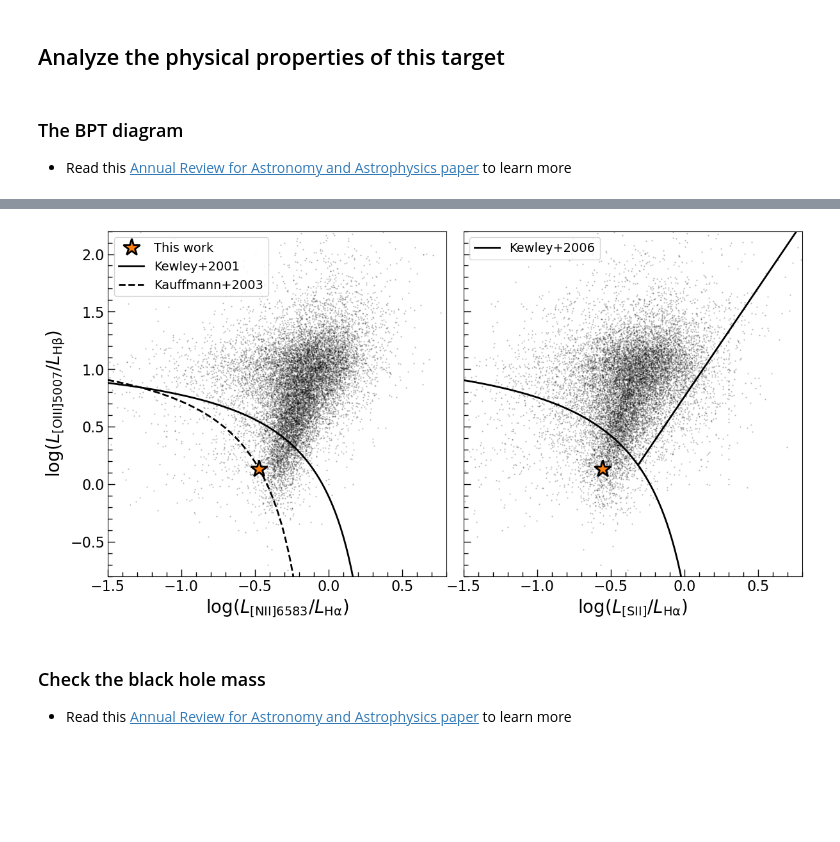
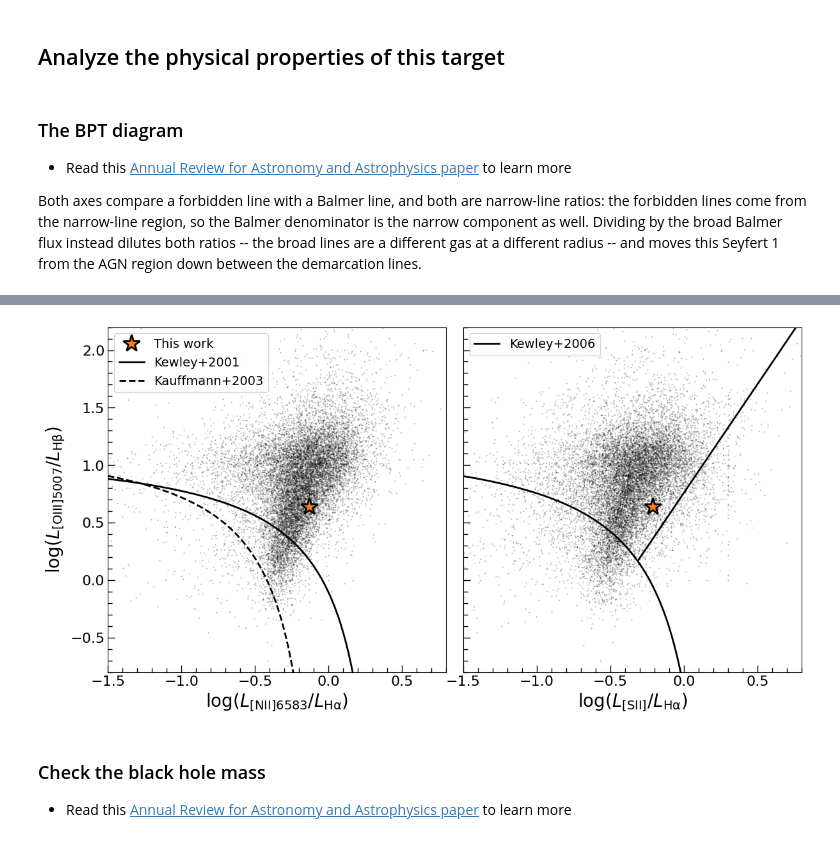
Before and after one commit to jyshangguan/GalSpec, a Jupyter notebook: example/wrk_sagan_sdss0006.ipynb, the cells around one changed output, grey strips where cells are left out. Cells and saved outputs as stored; diff of their text form; code cells hidden in the pictures; blank space fills up the shorter version.

```diff
--- a/example/wrk_sagan_sdss0006.ipynb
+++ b/example/wrk_sagan_sdss0006.ipynb
@@ -460,6 +460,11 @@ def cal_fwhm(m_fit, line_name, vlim=10000):
 
 flux_hb = integrate_line_flux(m_fit_hb, 'bHbeta', wave_obs)
 flux_ha = integrate_line_flux(m_fit_hb, 'bHalpha', wave_obs)
+# The narrow Balmer lines, kept apart from the broad ones: the BPT axes are narrow-line
+# ratios ([N II], [S II] and [O III] are forbidden lines, so they come from the narrow-line
+# region), while the broad line is what the black hole mass needs the width of.
+flux_nhb = integrate_line_flux(m_fit_hb, 'nHbeta', wave_obs)
+flux_nha = integrate_line_flux(m_fit_hb, 'nHalpha', wave_obs)
 flux_o3 = integrate_line_flux(m_fit_hb, 'OIII_5007', wave_obs)
 flux_n2 = integrate_line_flux(m_fit_hb, 'NII_6583', wave_obs)
 flux_s2 = integrate_line_flux(m_fit_hb, 'SII_6716', wave_obs) + integrate_line_flux(m_fit_hb, 'SII_6731', wave_obs)
@@ -475,6 +480,12 @@ logMbh = np.log10((fwhm_hb/ 1000)**2 * (nuLnu / 1e44)**0.533) + 6.91  # Equation
 # %% [markdown]
 ### The BPT diagram
 * Read this [Annual Review for Astronomy and Astrophysics paper](https://scixplorer.org/abs/2019ARA&A..57..511K/abstract) to learn more
+
+Both axes compare a forbidden line with a Balmer line, and both are narrow-line ratios: the
+forbidden lines come from the narrow-line region, so the Balmer denominator is the narrow
+component as well. Dividing by the broad Balmer flux instead dilutes both ratios -- the broad
+lines are a different gas at a different radius -- and moves this Seyfert 1 from the AGN
+region down between the demarcation lines.
 # %%
 from astropy.table import Table
 
@@ -493,8 +504,8 @@ fig, axs = plt.subplots(1, 2, figsize=(14, 7), sharex=True, sharey=True)
 fig.subplots_adjust(wspace=0.05)
 
 ax = axs[0]
-x_t = np.log10(flux_n2 / flux_ha)
-y_t = np.log10(flux_o3 / flux_hb)
+x_t = np.log10(flux_n2 / flux_nha)
+y_t = np.log10(flux_o3 / flux_nhb)
 ax.plot(x_t, y_t, ms=20, marker='*', ls='none', color='C1', mec='k', mew=2, label='This work', zorder=5)
 
 x = logLn2_l19 - logLha_l19
@@ -509,8 +520,8 @@ ax.set_ylim(-0.8, 2.2)
 ax.minorticks_on()
 
 ax = axs[1]
-x_t = np.log10(flux_s2 / flux_ha)
-y_t = np.log10(flux_o3 / flux_hb)
+x_t = np.log10(flux_s2 / flux_nha)
+y_t = np.log10(flux_o3 / flux_nhb)
 ax.plot(x_t, y_t, ms=20, marker='*', ls='none', color='C1', mec='k', mew=2, zorder=5)
 
 x = logLs2_l19 - logLha_l19
@@ -530,34 +541,34 @@ axs[0].plot(x2, y2, ls='--', color='k', lw=2, label='Kauffmann+2003')
 
 x3 = np.linspace(-1.5, 0.3, 100)
 y3 = 0.72 / (x3 - 0.32) + 1.3
 axs[1].plot(x3, y3, ls='-', color='k', lw=2, label='Kewley+2006')
 
 x4 = np.linspace(-0.31, 0.8, 100)
 y4 = 1.89 * x4 + 0.76
 axs[1].plot(x4, y4, ls='-', color='k', lw=2)
 
 axs[0].legend(loc='upper left', fontsize=14)
 axs[1].legend(loc='upper left', fontsize=14)
 plt.show()
 # %% [output]
 WARNING: VerifyWarning: Invalid keyword for column 71: ASCII table null option (TNULLn) is longer than the column's character width and will be truncated (got '255'). [astropy.io.fits.column]
 WARNING: VerifyWarning: Invalid keyword for column 122: ASCII table null option (TNULLn) is longer than the column's character width and will be truncated (got '-32768'). [astropy.io.fits.column]
 WARNING: UnitsWarning: '0.1nm' did not parse as fits unit: Numeric factor not supported by FITS If this is meant to be a custom unit, define it with 'u.def_unit'. To have it recognized inside a file r ...
 WARNING: UnitsWarning: '0.1nm' did not parse as fits unit: Numeric factor not supported by FITS If this is meant to be a custom unit, define it with 'u.def_unit'. To have it recognized inside a file r ...
 WARNING: UnitsWarning: 'log(1e-07W)' did not parse as fits unit: Numeric factor not supported by FITS If this is meant to be a custom unit, define it with 'u.def_unit'. To have it recognized inside a  ...
 WARNING: UnitsWarning: 'log(1e-07W)' did not parse as fits unit: Numeric factor not supported by FITS If this is meant to be a custom unit, define it with 'u.def_unit'. To have it recognized inside a  ...
 WARNING: UnitsWarning: '0.1nm' did not parse as fits unit: Numeric factor not supported by FITS If this is meant to be a custom unit, define it with 'u.def_unit'. To have it recognized inside a file r ...
 WARNING: UnitsWarning: '0.1nm' did not parse as fits unit: Numeric factor not supported by FITS If this is meant to be a custom unit, define it with 'u.def_unit'. To have it recognized inside a file r ...
 WARNING: UnitsWarning: '0.1nm' did not parse as fits unit: Numeric factor not supported by FITS If this is meant to be a custom unit, define it with 'u.def_unit'. To have it recognized inside a file r ...
 WARNING: UnitsWarning: '0.1nm' did not parse as fits unit: Numeric factor not supported by FITS If this is meant to be a custom unit, define it with 'u.def_unit'. To have it recognized inside a file r ...
 WARNING: UnitsWarning: 'log(1e-07W)' did not parse as fits unit: Numeric factor not supported by FITS If this is meant to be a custom unit, define it with 'u.def_unit'. To have it recognized inside a  ...
 WARNING: UnitsWarning: 'log(1e-07W)' did not parse as fits unit: Numeric factor not supported by FITS If this is meant to be a custom unit, define it with 'u.def_unit'. To have it recognized inside a  ...
 ... (40 lines left out)
 WARNING: UnitsWarning: 'log(1e-07W)' did not parse as fits unit: Numeric factor not supported by FITS If this is meant to be a custom unit, define it with 'u.def_unit'. To have it recognized inside a  ...
 WARNING: UnitsWarning: 'log(solMass)' did not parse as fits unit: 'log' is not a recognized function If this is meant to be a custom unit, define it with 'u.def_unit'. To have it recognized inside a f ...
 WARNING: UnitsWarning: 'log(solMass)' did not parse as fits unit: 'log' is not a recognized function If this is meant to be a custom unit, define it with 'u.def_unit'. To have it recognized inside a f ...
 WARNING: UnitsWarning: 'log(solMass)' did not parse as fits unit: 'log' is not a recognized function If this is meant to be a custom unit, define it with 'u.def_unit'. To have it recognized inside a f ...
-[figure, old version]
+[figure, new version]
 # %% [markdown]
 ### Check the black hole mass
 * Read this [Annual Review for Astronomy and Astrophysics paper](https://scixplorer.org/abs/2013ARA&A..51..511K/abstract) to learn more
```
Also changed, not shown: 4 other files.
